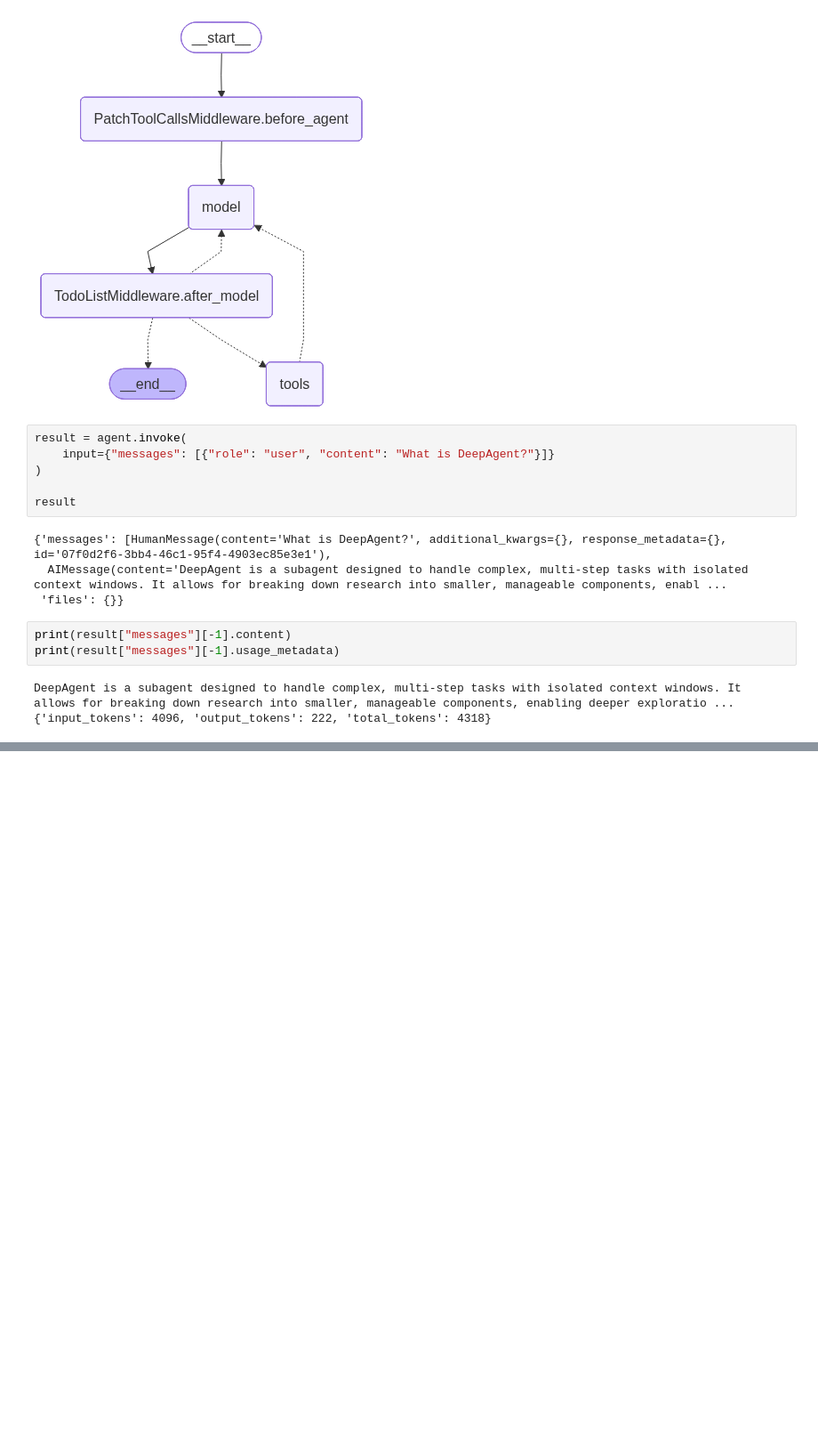
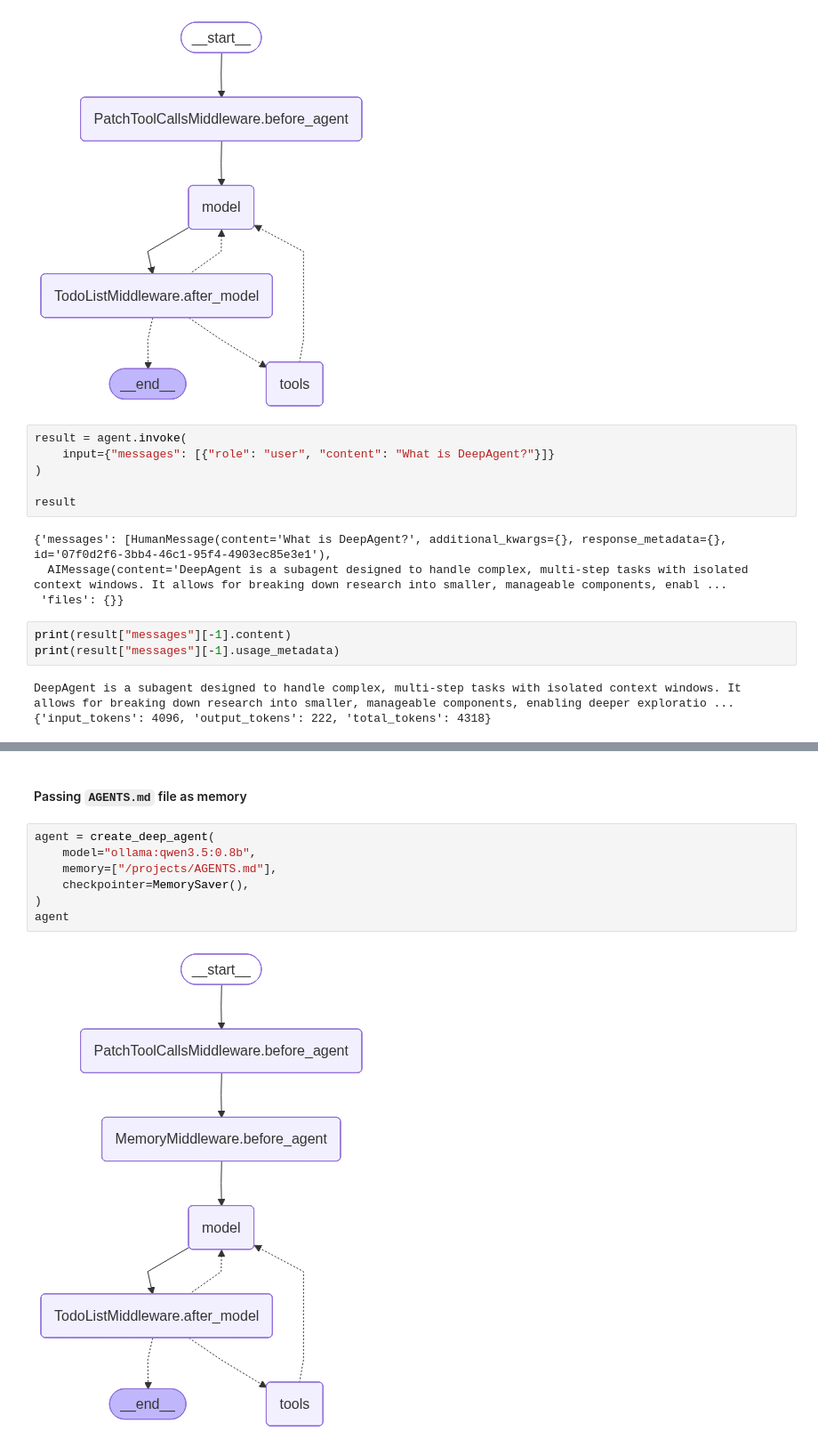
Before and after one commit to dev-web3/DeepAgentCourse, a Jupyter notebook: Notebooks/context_engg.ipynb, the cells around one changed output, grey strips where cells are left out. Shown at 89% size. Saved outputs shown, nothing was run; the diff lists cells and outputs as text; blank space fills up the shorter version.

Commit message:
Added context engineering with Agent.md file

```diff
--- a/Notebooks/context_engg.ipynb
+++ b/Notebooks/context_engg.ipynb
@@ -36,0 +102,11 @@ DeepAgent is a subagent designed to handle complex, multi-step tasks with isolat
+# %% [markdown]
+#### Passing `AGENTS.md` file as memory
+# %%
+agent = create_deep_agent(
+    model="ollama:qwen3.5:0.8b",
+    memory=["/projects/AGENTS.md"],
+    checkpointer=MemorySaver(),
+)
+agent
+# %% [output]
+[figure, added]
```
Also changed, not shown: parts of 7 cells of this notebook, 2 other files.
